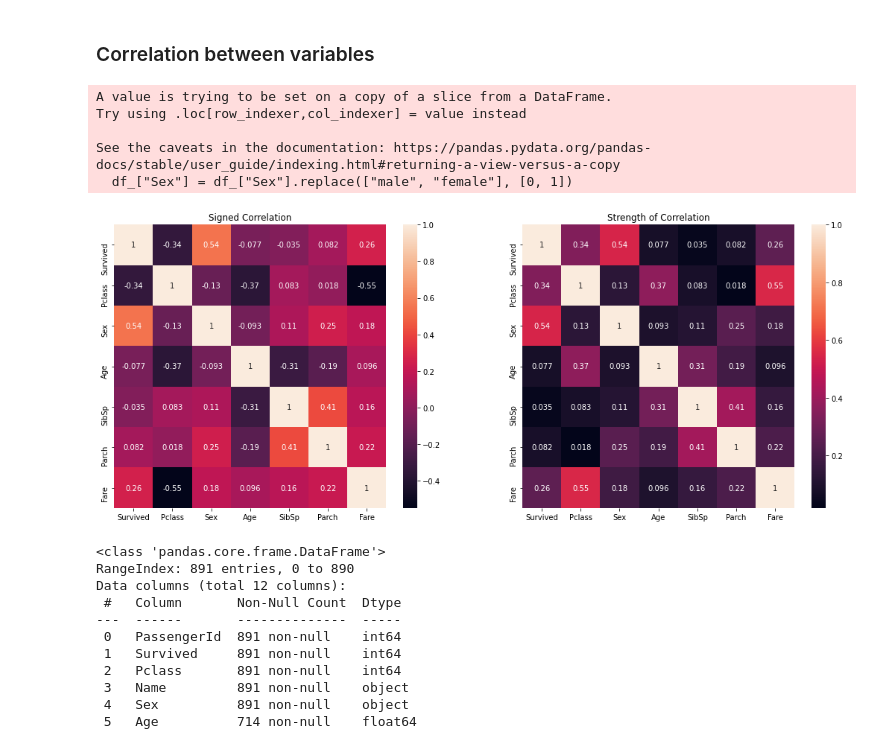
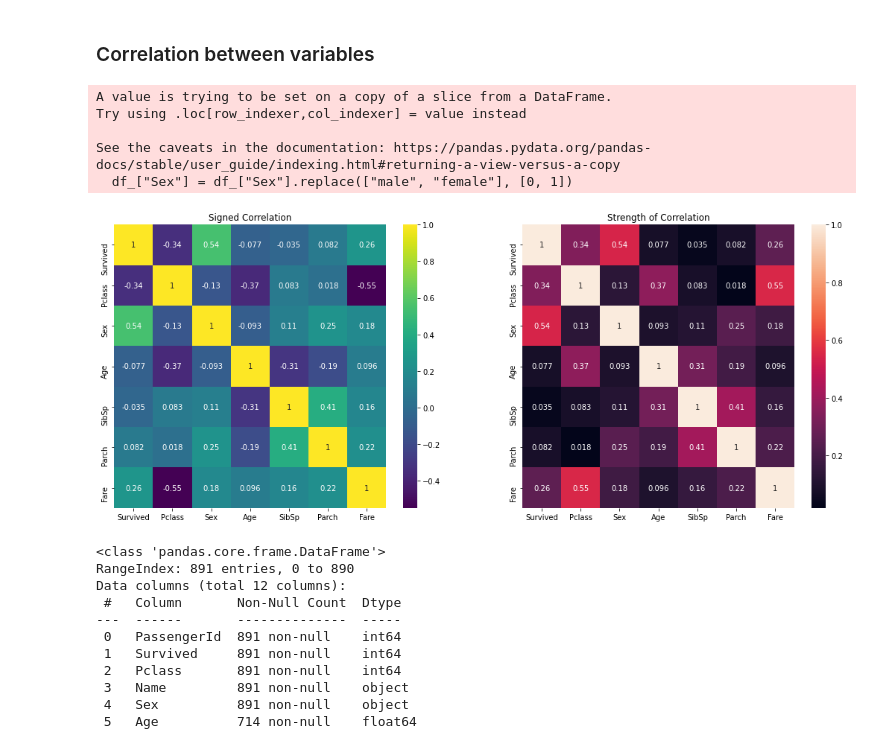
Before and after one commit to djd19/titanic, a Jupyter notebook: Exploration.ipynb, the cells around one changed output. Drawn from its saved outputs; the diff is of its cells as text; code cells hidden in the pictures.

Commit message:
Try out some more seaborn plots.

```diff
--- a/Exploration.ipynb
+++ b/Exploration.ipynb
@@ -51,19 +48,19 @@ df.head()
 # %%
 df_ = df[["Survived", "Pclass", "Sex", "Age", "SibSp", "Parch", "Fare"]]
 df_["Sex"] = df_["Sex"].replace(["male", "female"], [0, 1])
 # TODO: Find out why this warning is happening
 
 fig, ax = plt.subplots(1, 2, figsize=(18, 7))
 ax[0].set_title("Signed Correlation"); ax[1].set_title("Strength of Correlation")
-sns.heatmap(df_.corr(), annot=True, ax=ax[0])
+sns.heatmap(df_.corr(), annot=True, ax=ax[0], cmap="viridis")
 sns.heatmap(abs(df_.corr()), annot=True, ax=ax[1]);
 # %% [output]
 A value is trying to be set on a copy of a slice from a DataFrame.
 Try using .loc[row_indexer,col_indexer] = value instead
 
 See the caveats in the documentation: https://pandas.pydata.org/pandas-docs/stable/user_guide/indexing.html#returning-a-view-versus-a-copy
   df_["Sex"] = df_["Sex"].replace(["male", "female"], [0, 1])
-[figure, old version]
+[figure, new version]
 # %%
 df.info()
 # %% [output]
```
Also changed, not shown: parts of 8 cells of this notebook.
